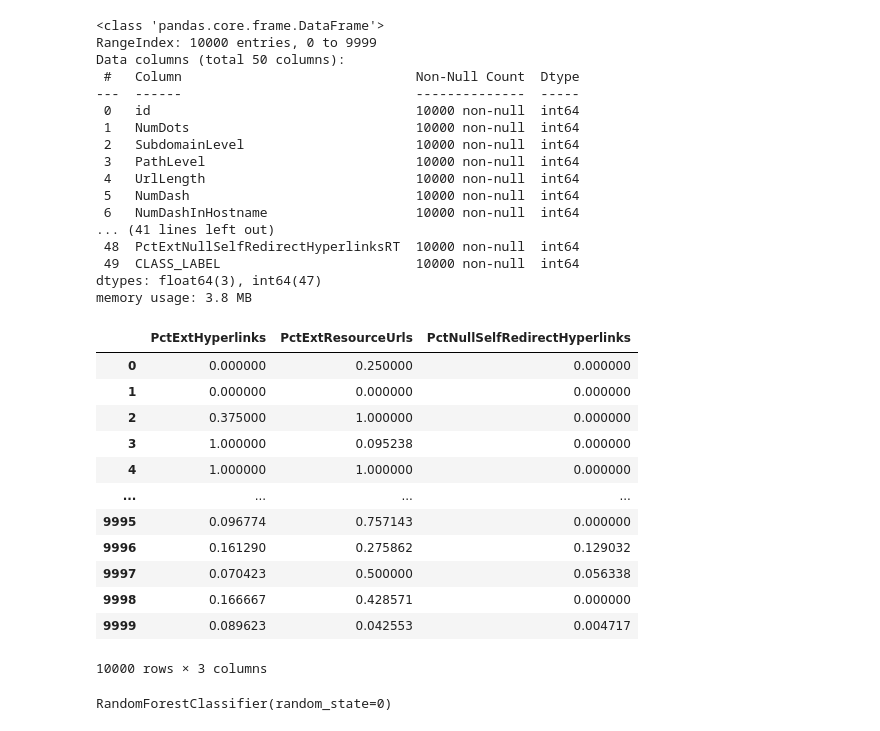
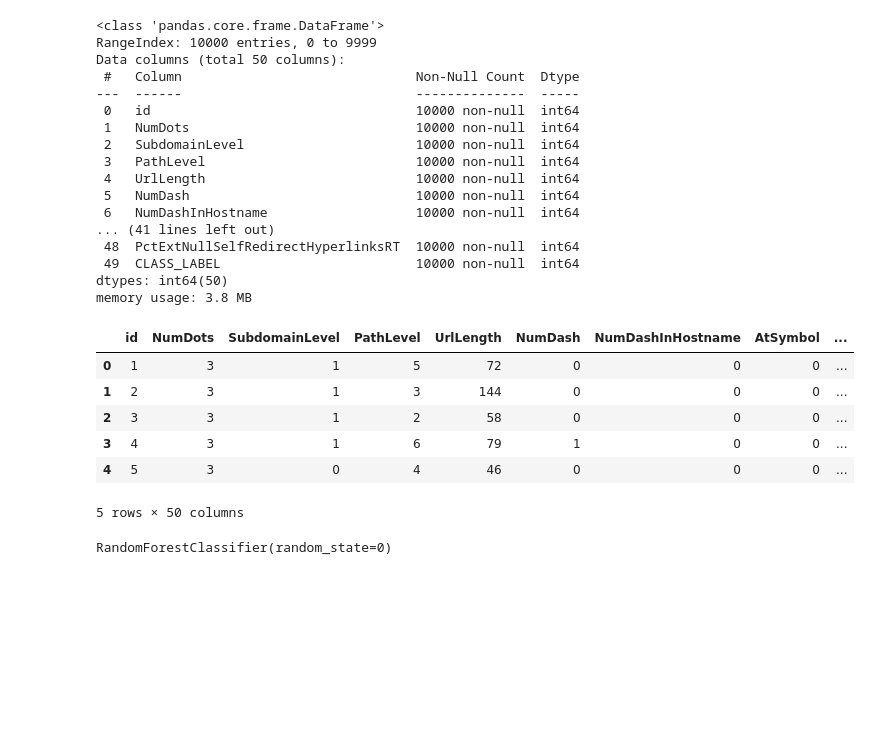
Before and after one commit to lgstvo/ML-project, a Jupyter notebook: main.ipynb, the cells around one changed output. Drawn from its saved outputs; the diff is of its cells as text; code cells hidden in the pictures; blank space fills up the shorter version.

```diff
--- a/main.ipynb
+++ b/main.ipynb
@@ -9,5 +10,7 @@ import matplotlib.pyplot as plt
 # %%
 dataset = pd.read_csv("Phishing_Legitimate_full.csv")
+dataset[["PctExtHyperlinks", "PctExtResourceUrls", "PctNullSelfRedirectHyperlinks"]] = dataset[["PctExtHyperlinks", "PctExtResourceUrls", "PctNullSelfRedirectHyperlinks"]].apply(lambda x:x*1000)
+dataset = dataset.astype("int")
 dataset.info()
 # %% [output]
 <class 'pandas.core.frame.DataFrame'>
@@ -25,23 +28,17 @@ Data columns (total 50 columns):
 ... (41 lines left out)
  48  PctExtNullSelfRedirectHyperlinksRT  10000 non-null  int64
  49  CLASS_LABEL                         10000 non-null  int64
-dtypes: float64(3), int64(47)
+dtypes: int64(50)
 memory usage: 3.8 MB
-# %%
-dataset[["PctExtHyperlinks", "PctExtResourceUrls", "PctNullSelfRedirectHyperlinks"]]
-# %% [output]
-|  | PctExtHyperlinks | PctExtResourceUrls | PctNullSelfRedirectHyperlinks |
-| 0 | 0.000000 | 0.250000 | 0.000000 |
-| 1 | 0.000000 | 0.000000 | 0.000000 |
-| 2 | 0.375000 | 1.000000 | 0.000000 |
-| 3 | 1.000000 | 0.095238 | 0.000000 |
-| 4 | 1.000000 | 1.000000 | 0.000000 |
-| ... | ... | ... | ... |
-| 9995 | 0.096774 | 0.757143 | 0.000000 |
-| 9996 | 0.161290 | 0.275862 | 0.129032 |
-| 9997 | 0.070423 | 0.500000 | 0.056338 |
-| 9998 | 0.166667 | 0.428571 | 0.000000 |
-| 9999 | 0.089623 | 0.042553 | 0.004717 |
-10000 rows × 3 columns
+# %%
+dataset.head()
+# %% [output]
+|  | id | NumDots | SubdomainLevel | PathLevel | UrlLength | NumDash | NumDashInHostname | AtSymbol | ... |
+| 0 | 1 | 3 | 1 | 5 | 72 | 0 | 0 | 0 | ... |
+| 1 | 2 | 3 | 1 | 3 | 144 | 0 | 0 | 0 | ... |
+| 2 | 3 | 3 | 1 | 2 | 58 | 0 | 0 | 0 | ... |
+| 3 | 4 | 3 | 1 | 6 | 79 | 1 | 0 | 0 | ... |
+| 4 | 5 | 3 | 0 | 4 | 46 | 0 | 0 | 0 | ... |
+5 rows × 50 columns
 # %%
 X = dataset.drop("CLASS_LABEL", axis=1)
```
Also changed, not shown: parts of 11 cells of this notebook, 2 other files.
